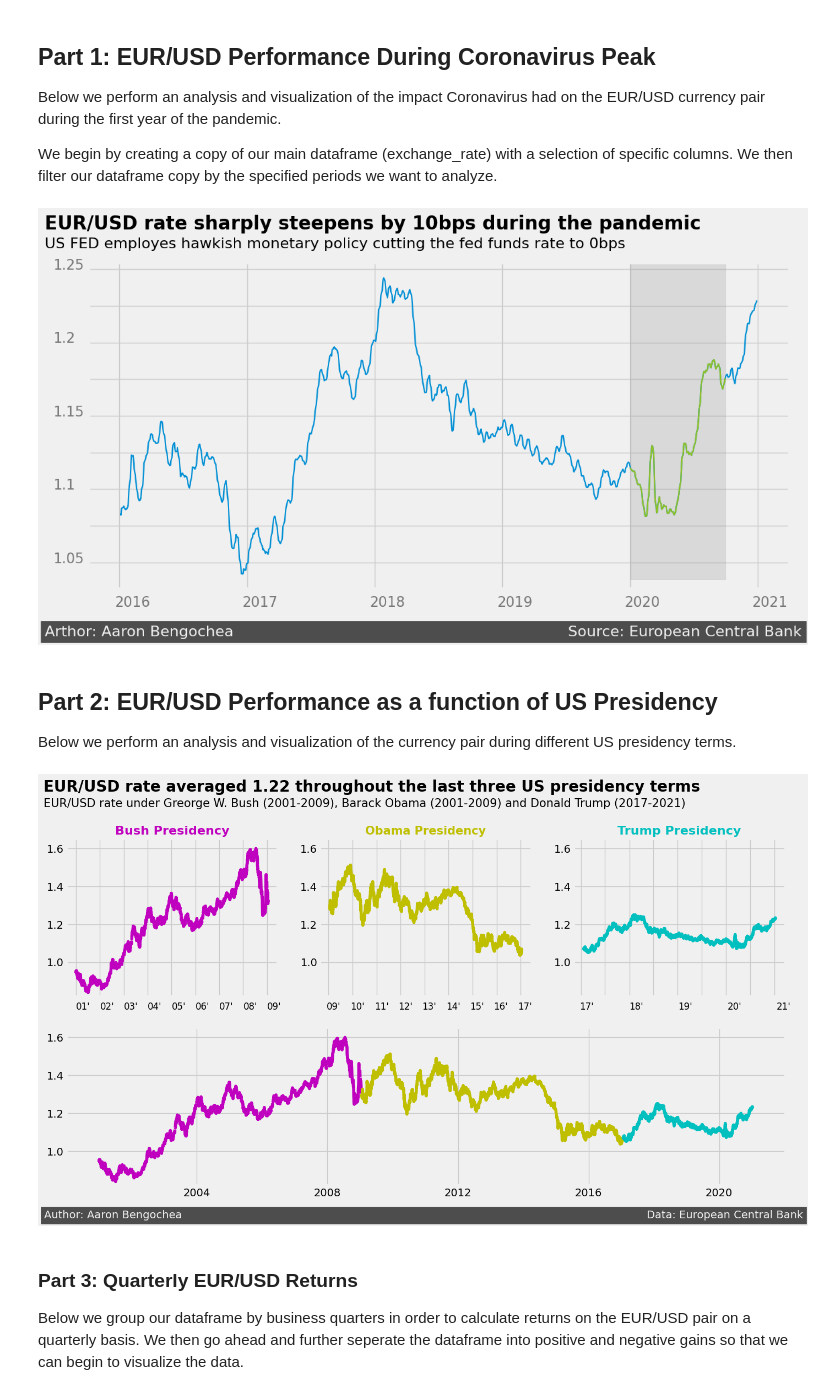
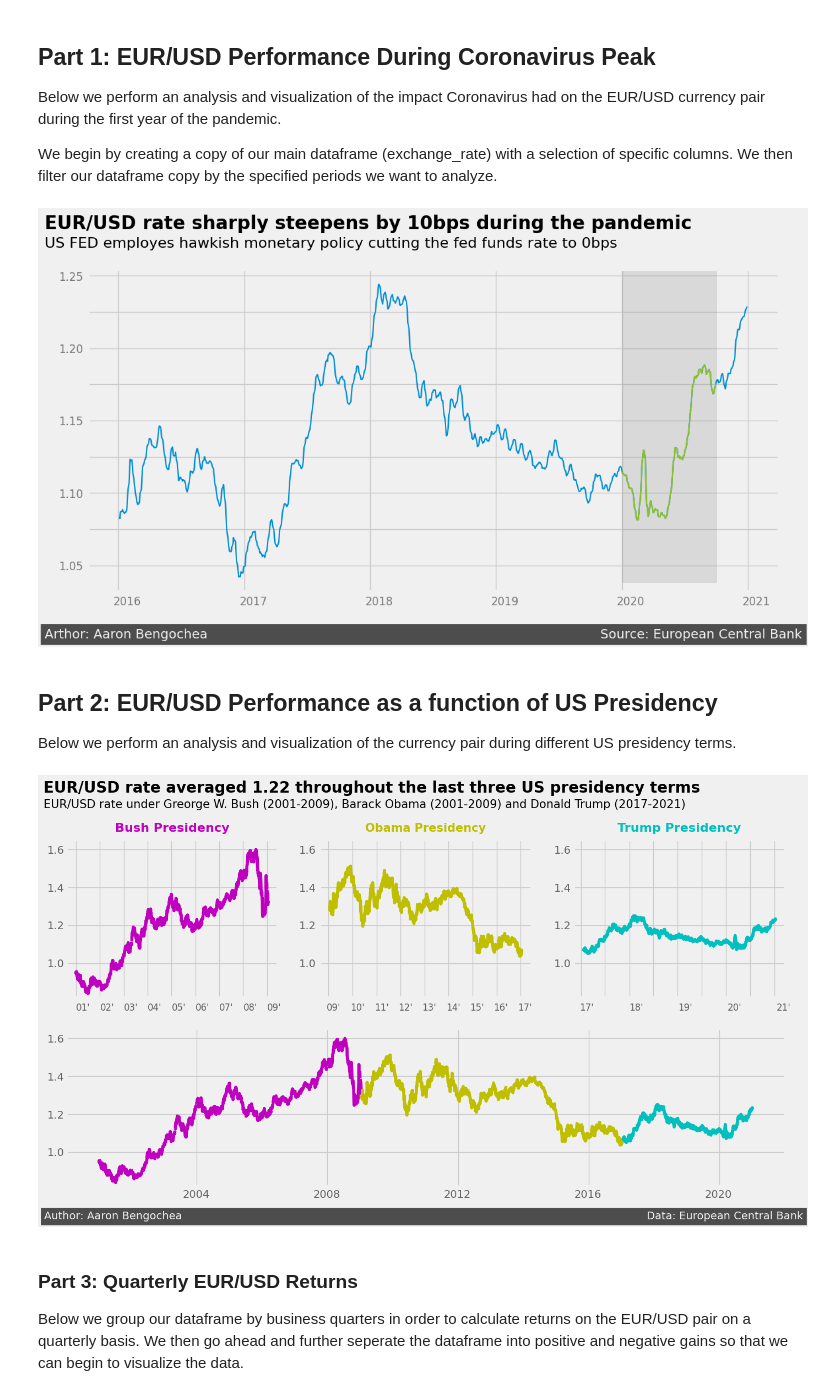
Before and after one commit to aaronbengochea/EUR-USD-Analysis-and-Visualization, a Jupyter notebook: EURUSD Analysis and Visualization.ipynb, the cells around one changed output. Saved outputs shown, nothing was run; the diff lists cells and outputs as text; code cells hidden in the pictures.

```diff
--- a/EURUSD Analysis and Visualization.ipynb
+++ b/EURUSD Analysis and Visualization.ipynb
@@ -160,41 +160,41 @@ fig, ax = plt.subplots(figsize=(12,6))
 
 # Add line plot
 ax.plot(corona_table['TIME'],corona_table['US_DOLLAR_R7d'],linewidth=1.5)
 
 # Add line plot - highlighting specific since this only captures coronavirus specific time period
 ax.plot(corona_time_table['TIME'],corona_time_table['US_DOLLAR_R7d'],linewidth=1.5,color='#8ec127')
 
 # remove x/y labels
 ax.set_xticklabels([])
 ax.set_yticklabels([])
 
 
 # Add xtitles to our plot
 x = 735950
 for year in  ['2016', '2017', '2018', '2019', '2020', '2021']:
-    ax.text(x, 1.02, year, alpha=0.5, fontsize=15)
+    ax.text(x, 1.023, year, alpha=0.5, fontsize=12)
     x += 365
 
 # Add ytitles to our plot
-y = 1.05
-for rate in ['1.05', '1.1', '1.15', '1.2','1.25']:
-    ax.text(735775, y, rate, alpha=0.5, fontsize=15)
+y = 1.047
+for rate in ['1.05', '1.10', '1.15', '1.20','1.25']:
+    ax.text(735790, y, rate, alpha=0.5, fontsize=12)
     y += 0.05
 
 # Add highlighting bar
 ax.axvspan(xmin=737425,xmax=737699,ymin=.03,alpha=.2,color='grey')
 
 
 # Add title and subtitle
-ax.text(735750,1.2775,'EUR/USD rate sharply steepens by 10bps during the pandemic',size=20,weight='bold')
-ax.text(735750,1.2645,'US FED employes hawkish monetary policy cutting the fed funds rate to 0bps',size=16)
+ax.text(735750,1.2825,'EUR/USD rate sharply steepens by 10bps during the pandemic',size=20,weight='bold')
+ax.text(735750,1.2695,'US FED employes hawkish monetary policy cutting the fed funds rate to 0bps',size=16)
 
 # Add author and source bar at bottom
-ax.text(735750,1,'Arthor: Aaron Bengochea' + ' '*70 + 'Source: European Central Bank',color='#f0f0f0',backgroundcolor='#4d4d4d',size=16)
+ax.text(735750,1,'Arthor: Aaron Bengochea' + ' '*95 + 'Source: European Central Bank',color='#f0f0f0',backgroundcolor='#4d4d4d',size=14)
 
 plt.show()
 # %% [output]
-[figure, old version]
+[figure, new version]
 # %% [markdown]
 ## Part 2: EUR/USD Performance as a function of US Presidency
 
@@ -209,8 +209,9 @@ plt.figure(figsize=(15, 12))
 # add upper left quadrant line plot
 ax1 = plt.subplot(3,3,1)
 ax1.plot(bush_table['TIME'],bush_table['US_DOLLAR'],color='m')
-ax1.set_title('Bush Presidency',color='m',weight='bold',size=16)
+ax1.set_title('Bush Presidency',color='m',weight='bold',size=16,y=1.025)
 ax1.set_xticklabels([])
+ax1.set_yticklabels([])
 ax1.set_ylim([.82,1.65])
 
 bush_years = bush_table['TIME'].sort_values().dt.strftime('%Y').unique()
@@ -219,8 +220,17 @@ x_coord = 730490
 for year in bush_years:
     new = str(year[2:])
     new = new + "'"
-    ax1.text(x_coord,.75,new,size=12)
+    ax1.text(x_coord,.75,new,size=12,alpha=.6)
     x_coord += 365
+
+
+rates = ['1.0','1.2','1.4','1.6']
+
+y_coord = .9787
+for rate in rates:
+    ax1.text(730050,y_coord,rate,size=14,alpha=.6)
+    y_coord += .2
+
 
 
 # Add title and subtitle
@@ -231,8 +241,10 @@ ax1.text(729990,1.82,'EUR/USD rate under Greorge W. Bush (2001-2009), Barack Oba
 # add upper middle quadrant line plot
 ax2 = plt.subplot(3,3,2)
 ax2.plot(obama_table['TIME'],obama_table['US_DOLLAR'],color='y')
-ax2.set_title('Obama Presidency',color='y',weight='bold',size=15)
+ax2.set_title('Obama Presidency',color='y',weight='bold',size=15,y=1.025)
 ax2.set_xticklabels([])
+ax2.set_yticklabels([])
+
 ax2.set_ylim([.82,1.65])
 
 obama_years = obama_table['TIME'].sort_values().dt.strftime('%Y').unique()
@@ -241,15 +253,23 @@ x_coord = 734320
 for year in obama_years:
     new = str(year[2:])
     new = new + "'"
-    ax1.text(x_coord,.75,new,size=12)
+    ax1.text(x_coord,.75,new,size=12,alpha=.6)
     x_coord += 365
+
+rates = ['1.0','1.2','1.4','1.6']
+
+y_coord = .9787
+for rate in rates:
+    ax1.text(733900,y_coord,rate,size=14,alpha=.6)
+    y_coord += .2
 
 
 # add upper right quadrant line plot
 ax3 = plt.subplot(3,3,3)
 ax3.plot(trump_table['TIME'],trump_table['US_DOLLAR'],color='c')
-ax3.set_title('Trump Presidency',color='c',weight='bold',size=16)
+ax3.set_title('Trump Presidency',color='c',weight='bold',size=16,y=1.025)
 ax3.set_xticklabels([])
+ax3.set_yticklabels([])
 ax3.set_ylim([.82,1.65])
 
 
@@ -259,20 +279,43 @@ x_coord = 738190
 for year in trump_years:
     new = str(year[2:])
     new = new + "'"
-    ax1.text(x_coord,.75,new,size=12)
+    ax1.text(x_coord,.75,new,size=12,alpha=.6)
     x_coord += 753
 
+rates = ['1.0','1.2','1.4','1.6']
 
+y_coord = .9787
+for rate in rates:
+    ax1.text(737800,y_coord,rate,size=14,alpha=.6)
+    y_coord += .2
 
 # add bottom quadrant line plot
 ax4 = plt.subplot(3,1,2)
 ax4.plot(bush_table['TIME'],bush_table['US_DOLLAR'],color='m')
 ax4.plot(obama_table['TIME'],obama_table['US_DOLLAR'],color='y')
 ax4.plot(trump_table['TIME'],trump_table['US_DOLLAR'],color='c')
+ax4.set_xticklabels([])
+ax4.set_yticklabels([])
 
 ax4.set_ylim([.82,1.65])
-ax4.text(729870,.645,'Author: Aaron Bengochea' + ' '*135 + 'Data: European Central Bank',backgroundcolor='#4d4d4d',color='#f0f0f0')
+ax4.text(729870,.645,'Author: Aaron Bengochea' + ' '*135 + 'Data: European Central Bank',backgroundcolor='#4d4d4d',color='#f0f0f0',size=14)
+
+years = ['2004','2008','2012','2016','2020']
+
+x_coord = 731423
+for year in years:
+    ax4.text(x_coord,.7587,year,size=14,alpha=.6)
+    x_coord += 1460
+
+rates = ['1.0','1.2','1.4','1.6']
+
+y_coord = .9787
+for rate in rates:
+    ax4.text(729910,y_coord,rate,size=14,alpha=.6)
+    y_coord += .2
+
+
 
 plt.show()
 # %% [output]
-[figure, old version]
+[figure, new version]
```
Also changed, not shown: parts of 3 cells of this notebook.
